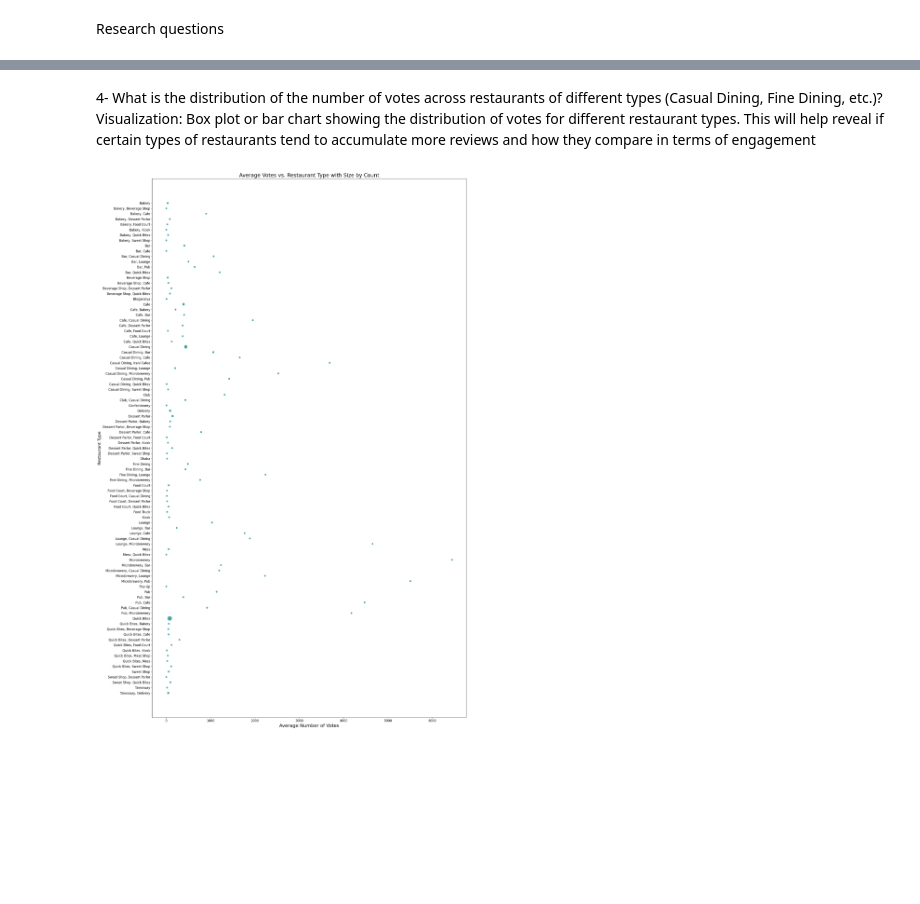
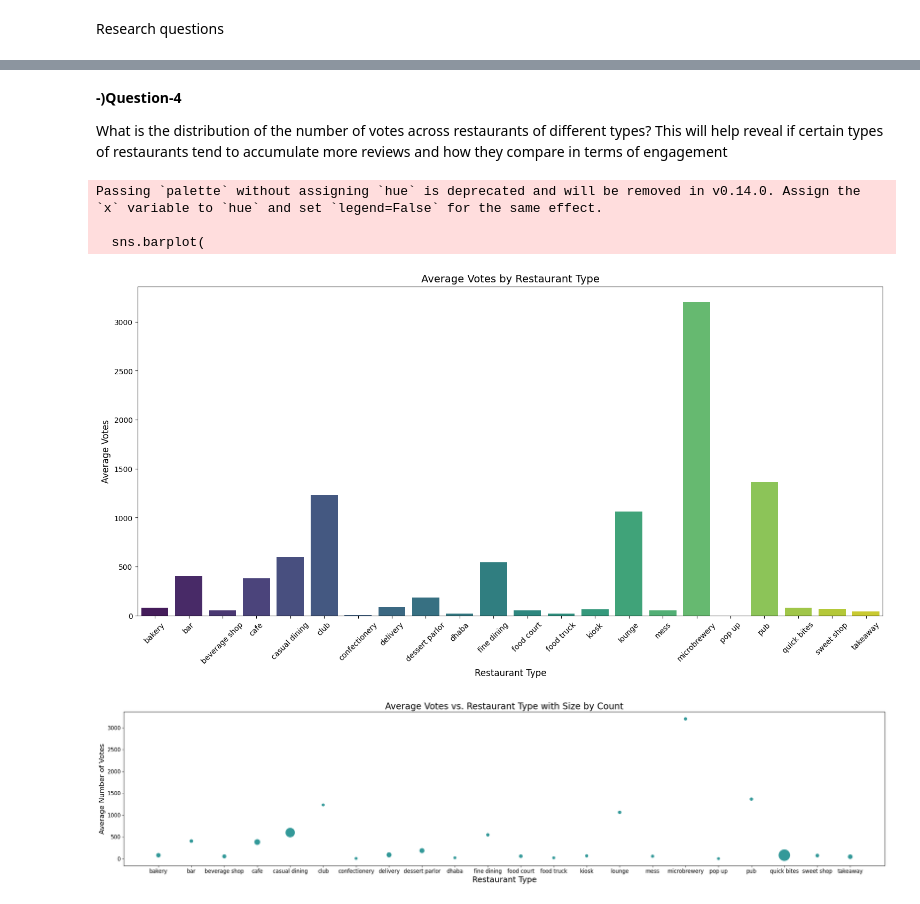
Before and after one commit to nourelsafty1/datavisualization, a Jupyter notebook: Data_engineering_&_visualization_milestone_1.ipynb, the cells around one changed output, grey strips where cells are left out. Saved outputs shown, nothing was run; the diff lists cells and outputs as text; code cells hidden in the pictures; blank space fills up the shorter version.

```diff
--- a/Data_engineering_&_visualization_milestone_1.ipynb
+++ b/Data_engineering_&_visualization_milestone_1.ipynb
@@ -494,26 +526,58 @@ plt.show()
 # %% [markdown]
-4- What is the distribution of the number of votes  across restaurants of different types (Casual Dining, Fine Dining, etc.)? Visualization: Box plot or bar chart showing the distribution of votes for different restaurant types. This will help reveal if certain types of restaurants tend to accumulate more reviews and how they compare in terms of engagement
+**-)Question-4**
+
+ What is the distribution of the number of votes  across restaurants of different types? This will help reveal if certain types of restaurants tend to accumulate more reviews and how they compare in terms of engagement
+# %%
+# Compute average votes for each restaurant type
+average_votes = data.groupby("rest_type")["votes"].mean().reset_index()
+average_votes = average_votes.rename(columns={"votes": "average_votes"})
+
+# Create the bar chart
+plt.figure(figsize=(18, 8))
+sns.barplot(
+    data=average_votes,  # Use the aggregated DataFrame
+    x="rest_type",
+    y="average_votes",
+    palette="viridis"
+)
+
+# Add title and labels
+plt.title("Average Votes by Restaurant Type", fontsize=14)
+plt.xlabel("Restaurant Type", fontsize=12)
+plt.ylabel("Average Votes", fontsize=12)
+plt.xticks(rotation=45)
+plt.show()
+# %% [output]
+Passing `palette` without assigning `hue` is deprecated and will be removed in v0.14.0. Assign the `x` variable to `hue` and set `legend=False` for the same effect.
+
+  sns.barplot(
+[figure, added]
 # %%
-# Aggregate data for the bubble chart
-bubble_data = data.groupby('rest_type').agg( avg_votes=('votes', 'mean'), count=('rest_type', 'size')).reset_index()
+# Aggregating data for the bubble chart
+bubble_data = data.groupby('rest_type').agg(
+    avg_votes=('votes', 'mean'),
+    count=('rest_type', 'size')
+).reset_index()
 
-plt.figure(figsize=(20, 30))
+# Plotting the bubble chart using scatterplot
+plt.figure(figsize=(25, 6))
 sns.scatterplot(
     data=bubble_data,
-    x='avg_votes',
-    y='rest_type',
+    x='rest_type',
+    y='avg_votes',
     size='count',
-    sizes=(50, 300),  # Bubble size range
-    alpha=0.7,
+    sizes=(50, 700),
+    alpha=0.8,
     legend=False,
     color='teal'
 )
+
 plt.title('Average Votes vs. Restaurant Type with Size by Count', fontsize=20)
-plt.xlabel('Average Number of Votes', fontsize=18)
-plt.ylabel('Restaurant Type', fontsize=16)
+plt.xlabel('Restaurant Type', fontsize=18)
+plt.ylabel('Average Number of Votes', fontsize=16)
 plt.xticks(fontsize=12)
 plt.yticks(fontsize=12)
 plt.tight_layout()
 plt.show()
 # %% [output]
-[figure, old version]
+[figure, new version]
```
Also changed, not shown: parts of 28 cells of this notebook.
